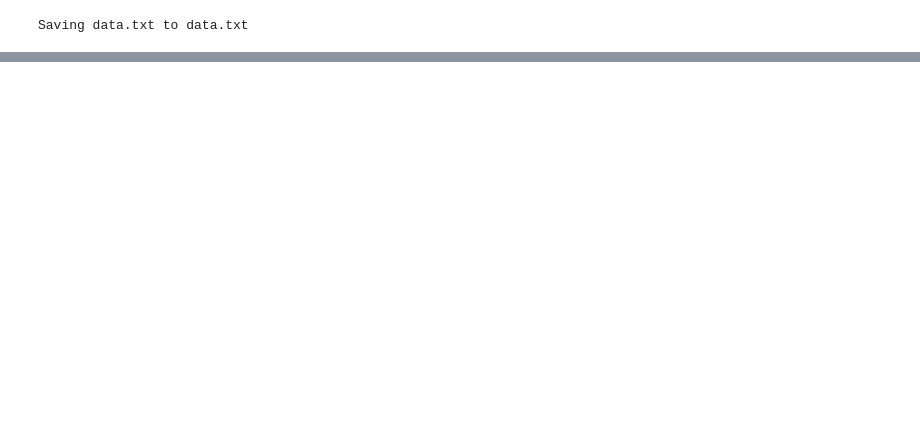
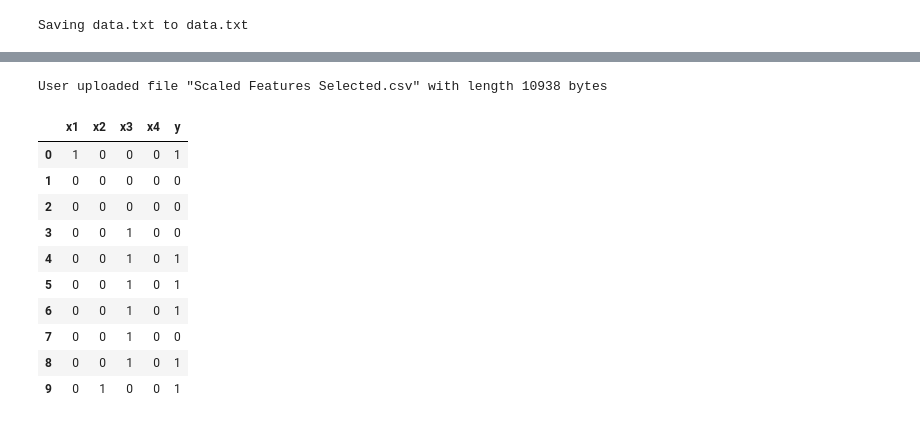
Before and after one commit to MehdiSamadieh/Import-and-export-in-python, a Jupyter notebook: linear_regression.ipynb, the cells around one changed output, grey strips where cells are left out. Cells and saved outputs as stored; diff of their text form; code cells hidden in the pictures; blank space fills up the shorter version.

```diff
--- a/linear_regression.ipynb
+++ b/linear_regression.ipynb
@@ -107,0 +123,21 @@ files.download('data.txt')
+# %%
+for fn in uploaded.keys():
+  print('User uploaded file "{name}" with length {length} bytes'.format(
+      name=fn, length=len(uploaded[fn])))
+# %% [output]
+User uploaded file "Scaled Features Selected.csv" with length 10938 bytes
+# %%
+raw_data = pd.read_csv("Scaled Features Selected.csv")
+raw_data.head(10)
+# %% [output]
+|  | x1 | x2 | x3 | x4 | y |
+| 0 | 1 | 0 | 0 | 0 | 1 |
+| 1 | 0 | 0 | 0 | 0 | 0 |
+| 2 | 0 | 0 | 0 | 0 | 0 |
+| 3 | 0 | 0 | 1 | 0 | 0 |
+| 4 | 0 | 0 | 1 | 0 | 1 |
+| 5 | 0 | 0 | 1 | 0 | 1 |
+| 6 | 0 | 0 | 1 | 0 | 1 |
+| 7 | 0 | 0 | 1 | 0 | 0 |
+| 8 | 0 | 0 | 1 | 0 | 1 |
+| 9 | 0 | 1 | 0 | 0 | 1 |
```
Also changed, not shown: parts of 8 cells of this notebook.
